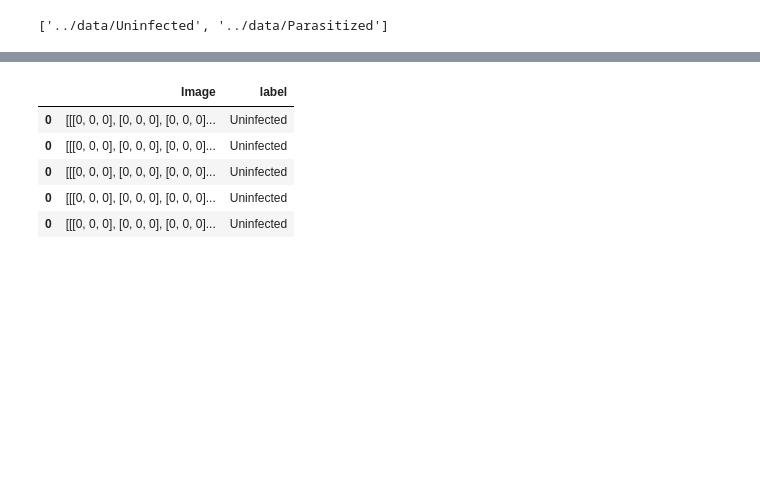
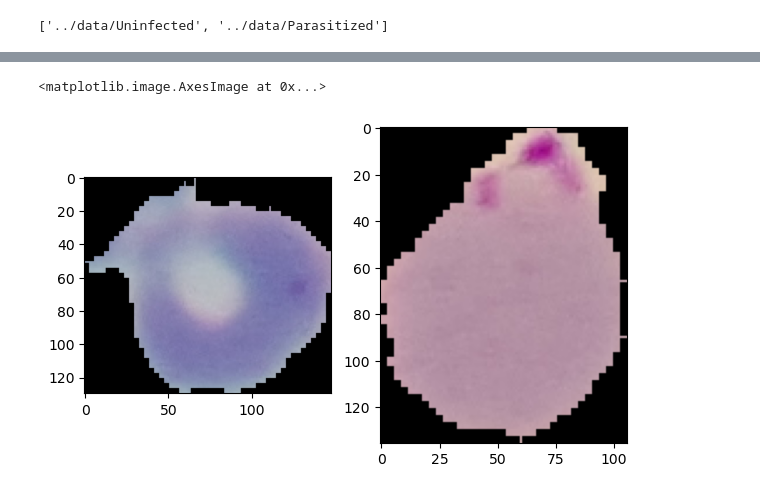
Before and after one commit to effibot/ML_2122_Project, a Jupyter notebook: notebooks/image_load.ipynb, the cells around one changed output, grey strips where cells are left out. Saved outputs shown, nothing was run; the diff lists cells and outputs as text; code cells hidden in the pictures; blank space fills up the shorter version.

```diff
--- a/notebooks/image_load.ipynb
+++ b/notebooks/image_load.ipynb
@@ -26,6 +74,0 @@ datapath
-# %%
-import matplotlib.image as mpimg
-from matplotlib import rcParams
-%matplotlib inline
-rcParams['figure.figsize'] = 10, 10
-from random import randint
@@ -91,23 +75,8 @@ image shape: (133, 139, 3)
-# %%
-
-
-# define empty dataframe to store image data
-df = pd.DataFrame(columns=["Image", "label"])
-# loop over labels
-for label in labels:
-    pwd = os.path.join(root, label)
-    for _ in os.listdir(pwd):
-        # load images then resize them to a fixed size
-        img = cv2.imread(os.path.join(pwd, _))
-        img = cv2.resize(img, (64, 64))
-        # flatten the image into a list of raw pixel intensities then
-        # add the image and label to our training data
-        df = pd.concat([df, pd.DataFrame({"Image": [img], "label": [label]})])
-df.head()
-# %% [output]
-|  | Image | label |
-| 0 | [[[0, 0, 0], [0, 0, 0], [0, 0, 0]... | Uninfected |
-| 0 | [[[0, 0, 0], [0, 0, 0], [0, 0, 0]... | Uninfected |
-| 0 | [[[0, 0, 0], [0, 0, 0], [0, 0, 0]... | Uninfected |
-| 0 | [[[0, 0, 0], [0, 0, 0], [0, 0, 0]... | Uninfected |
-| 0 | [[[0, 0, 0], [0, 0, 0], [0, 0, 0]... | Uninfected |
+# %%
+# Display two random images from each class
+_, ax = plt.subplots(1, 2, figsize=(7, 7))
+ax[0].imshow(Image.open(datapath[0] + "/" + os.listdir(datapath[0])[randint(0, 100)]))
+ax[1].imshow(Image.open(datapath[1] + "/" + os.listdir(datapath[1])[randint(0, 100)]))
+# %% [output]
+<matplotlib.image.AxesImage at 0x...>
+[figure, added]
```
Also changed, not shown: parts of 32 cells of this notebook, 1 other file.
